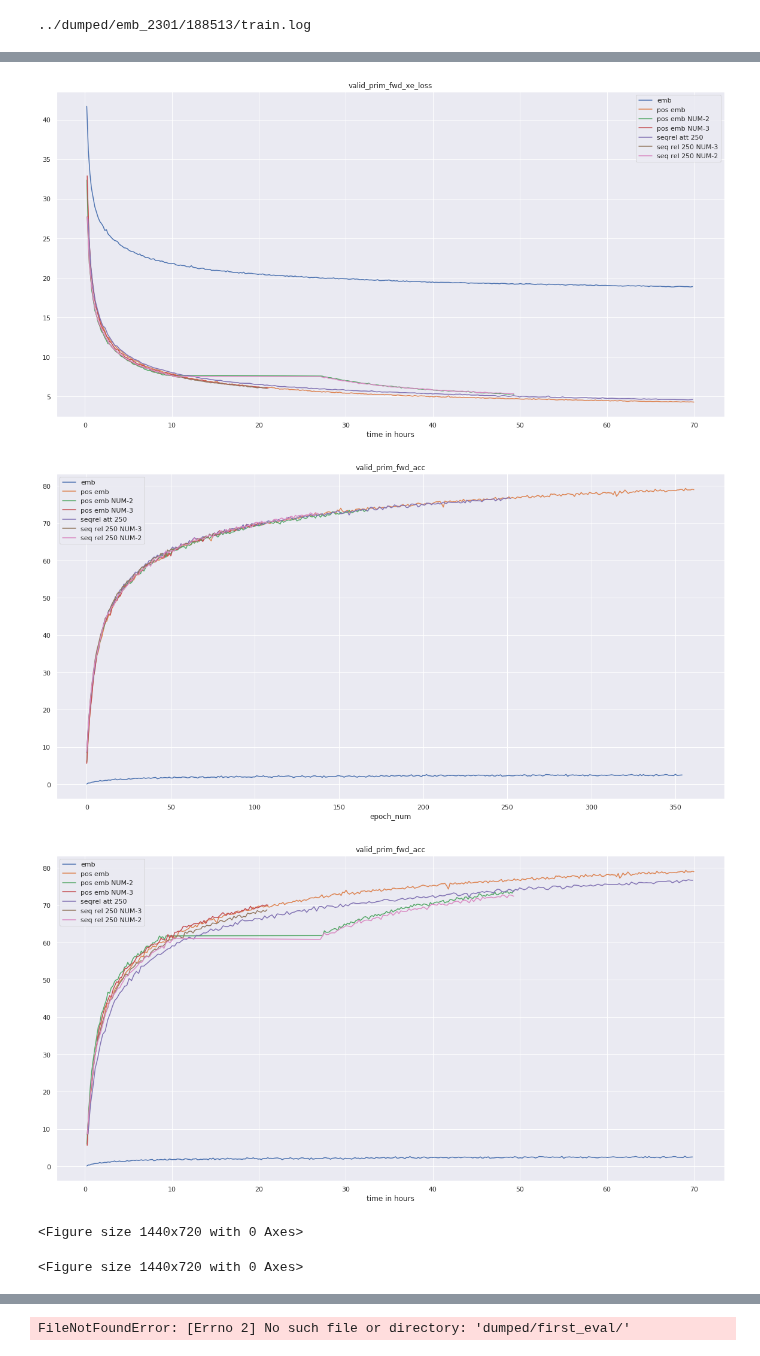
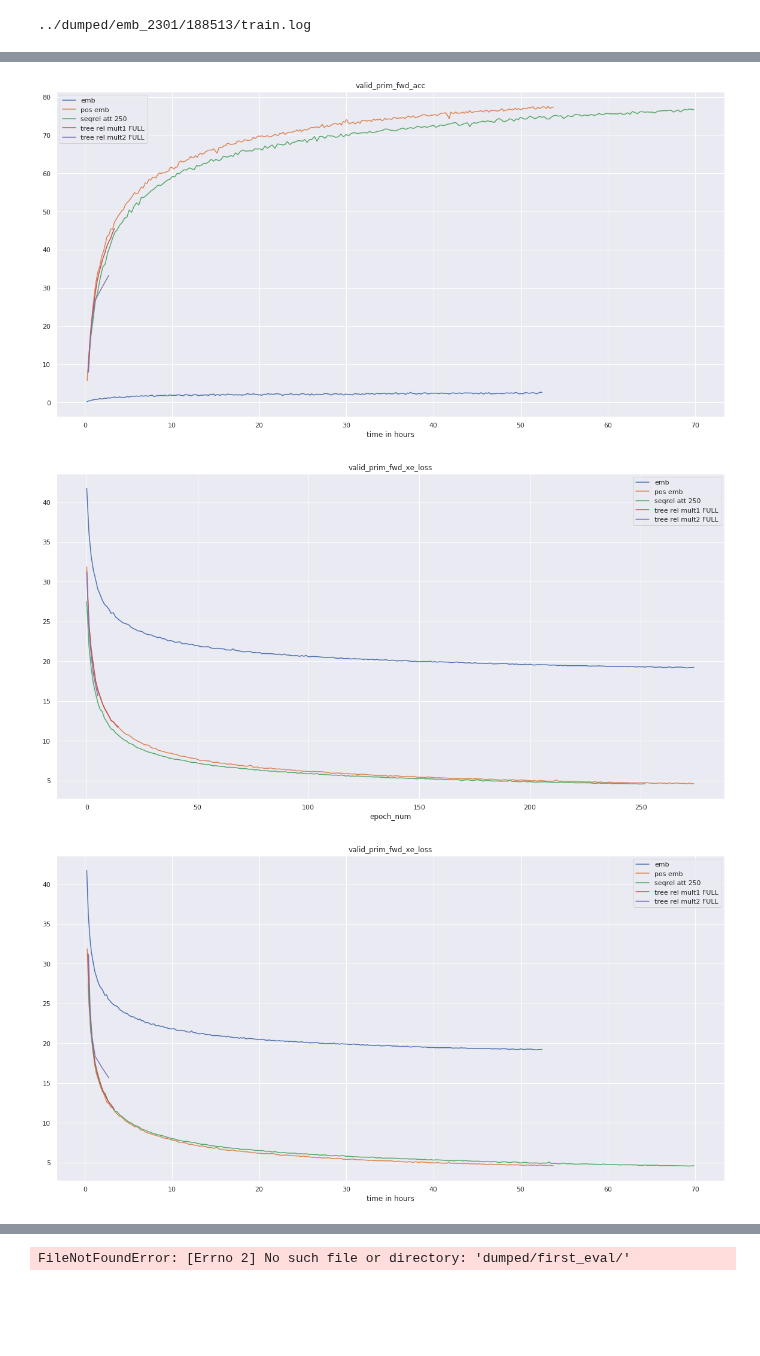
Before and after one commit to Kirili4ik/SymbolicMathematics, a Jupyter notebook: notebooks/my_metrics-base-seqrel.ipynb, the cells around one changed output, grey strips where cells are left out. Cells and saved outputs as stored; diff of their text form; code cells hidden in the pictures; blank space fills up the shorter version.

Commit message:
tree rel attention ALL + notebooks_metrics

```diff
--- a/notebooks/my_metrics-base-seqrel.ipynb
+++ b/notebooks/my_metrics-base-seqrel.ipynb
@@ -93,5 +88,5 @@ for filename in os.listdir(root):
 # %%
-root = '../dumped/pos_emb_seq_rel_att_0202/'
+root = '../dumped/tree_rel_att_0303/'
 
 #runs = []
 for filename in os.listdir(root):
@@ -151 +180,5 @@ names = {'188513':'emb',
         }
+# %%
+for key_1 in runs_dict.keys():
+    for key_2 in runs_dict[key_1].keys():
+        runs_dict[key_1][key_2] = runs_dict[key_1][key_2][:275]
@@ -151,0 +198,10 @@ names = {'188513':'emb',
+# %%
+import pandas as pd
+
+pos_emb_runs = ['194320', '204657', '195850']
+pos_emb_df = return_grouped_df(runs_dict, pos_emb_runs)
+
+seq_rel_att_runs = ['194322', '204694', '195851']
+seq_rel_att_df = return_grouped_df(runs_dict, seq_rel_att_runs)
+# %%
+needed = ['valid_prim_fwd_acc', 'valid_prim_fwd_xe_loss', 'test_prim_fwd_xe_loss', 'test_prim_fwd_acc']
@@ -154,34 +241,32 @@ import matplotlib.pyplot as plt
 
 
 needed = ['valid_prim_fwd_acc', 'valid_prim_fwd_xe_loss', 'test_prim_fwd_xe_loss', 'test_prim_fwd_acc']
-for key in whole_dict:
+for key in needed:
     plt.figure(figsize=(20,10))
     for run in runs_dict.keys():
-        if key in needed:
-            plt.plot(
-                runs_dict[run]['epoch'],
-                runs_dict[run][key],
-                label=names[run]
-            )
-            #plt.xlim(200, 300)
-            #plt.ylim(70, 80)
-            plt.xlabel('epoch_num')
-            plt.title(key)
-            plt.legend()
+        plt.plot(
+            runs_dict[run]['epoch'],
+            runs_dict[run][key],
+            label=names[run]
+        )
+        #plt.xlim(200, 300)
+        #plt.ylim(70, 80)
+        plt.xlabel('epoch_num')
+        plt.title(key)
+        plt.legend()
 
     plt.show()
 
     plt.figure(figsize=(20,10))
     for run in runs_dict.keys():
-        if key in needed:
-            plt.plot(
-                runs_dict[run]['time'],
-                runs_dict[run][key],
-                label=names[run]
-            )
-            plt.xlabel('time in hours')
-            plt.title(key)
-            plt.legend()
+        plt.plot(
+            runs_dict[run]['time'],
+            runs_dict[run][key],
+            label=names[run]
+        )
+        plt.xlabel('time in hours')
+        plt.title(key)
+        plt.legend()
 
     plt.show()
 # %% [output]
@@ -193,5 +274,3 @@ for key in whole_dict:
-[figure, old version]
+[figure, new version]
-[figure, old version]
+[figure, new version]
-[figure, old version]
+[figure, new version]
-<Figure size 1440x720 with 0 Axes>
-<Figure size 1440x720 with 0 Axes>
```
Also changed, not shown: parts of 10 cells of this notebook, 17 other files.
